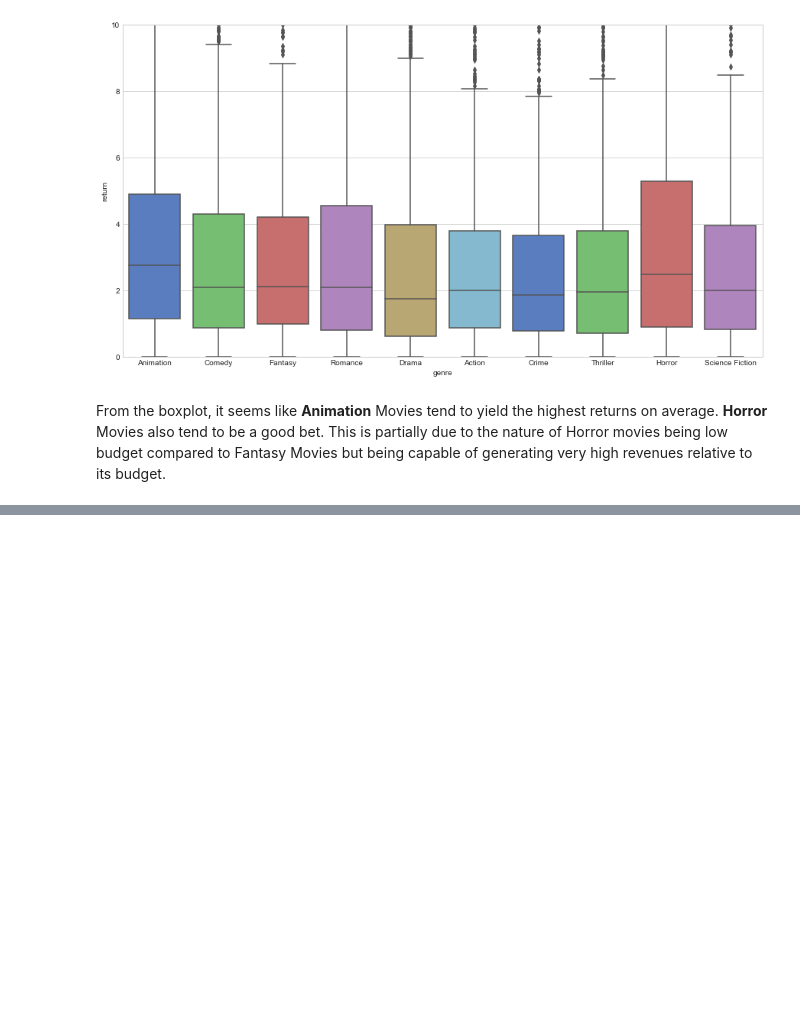
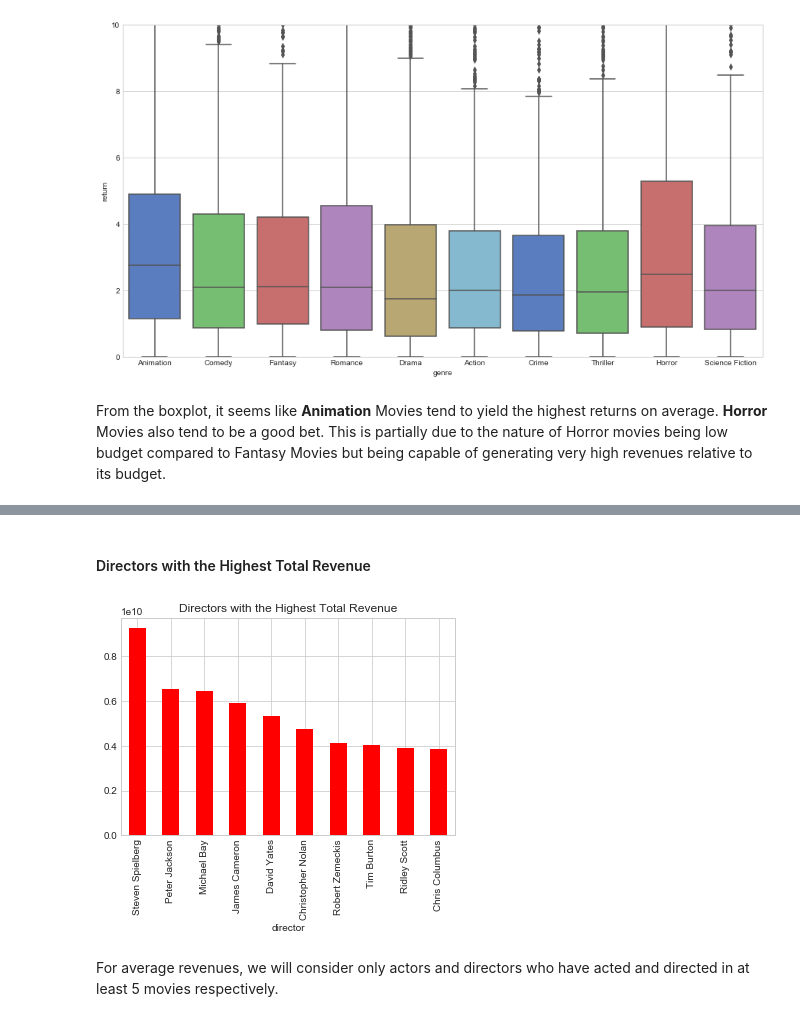
Before and after one commit to rounakbanik/movies, a Jupyter notebook: movies.ipynb, the cells around one changed output, grey strips where cells are left out. Cells and saved outputs as stored; diff of their text form; code cells hidden in the pictures; blank space fills up the shorter version.

```diff
--- a/movies.ipynb
+++ b/movies.ipynb
@@ -1111,0 +1164,3 @@ From the boxplot, it seems like **Animation** Movies tend to yield the highest r
+# %%
+df['cast_size'] = df['cast'].apply(lambda x: len(x))
+df['crew_size'] = df['crew'].apply(lambda x: len(x))
@@ -1111,0 +1191,10 @@ From the boxplot, it seems like **Animation** Movies tend to yield the highest r
+# %% [markdown]
+#### Directors with the Highest Total Revenue
+# %%
+plt.title('Directors with the Highest Total Revenue')
+df.groupby('director')['revenue'].sum().sort_values(ascending=False).head(10).plot(kind='bar', colormap='autumn')
+plt.show()
+# %% [output]
+[figure, added]
+# %% [markdown]
+For average revenues, we will consider only actors and directors who have acted and directed in at least 5 movies respectively.
```
Also changed, not shown: parts of 82 cells of this notebook, 5 other files.
